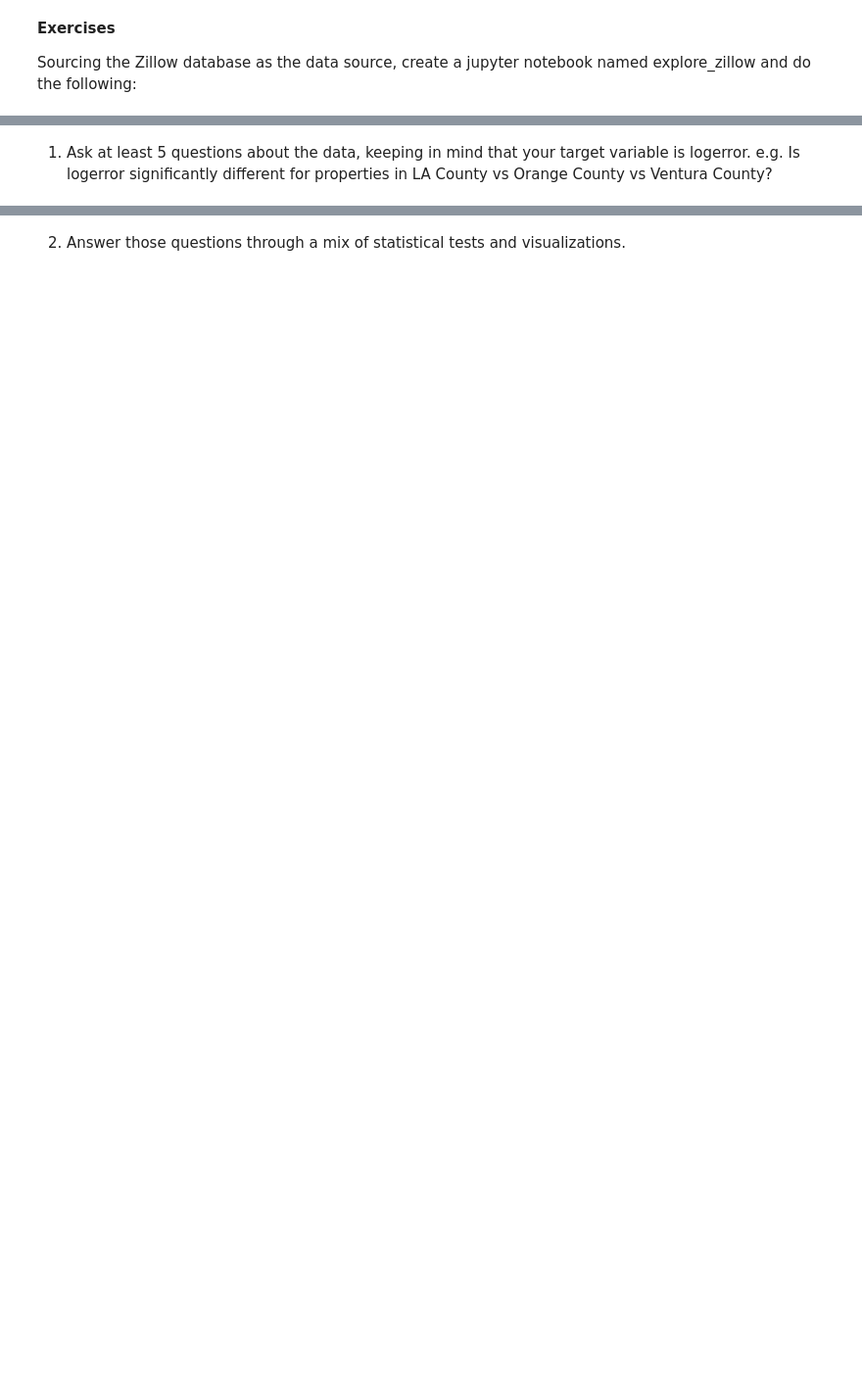
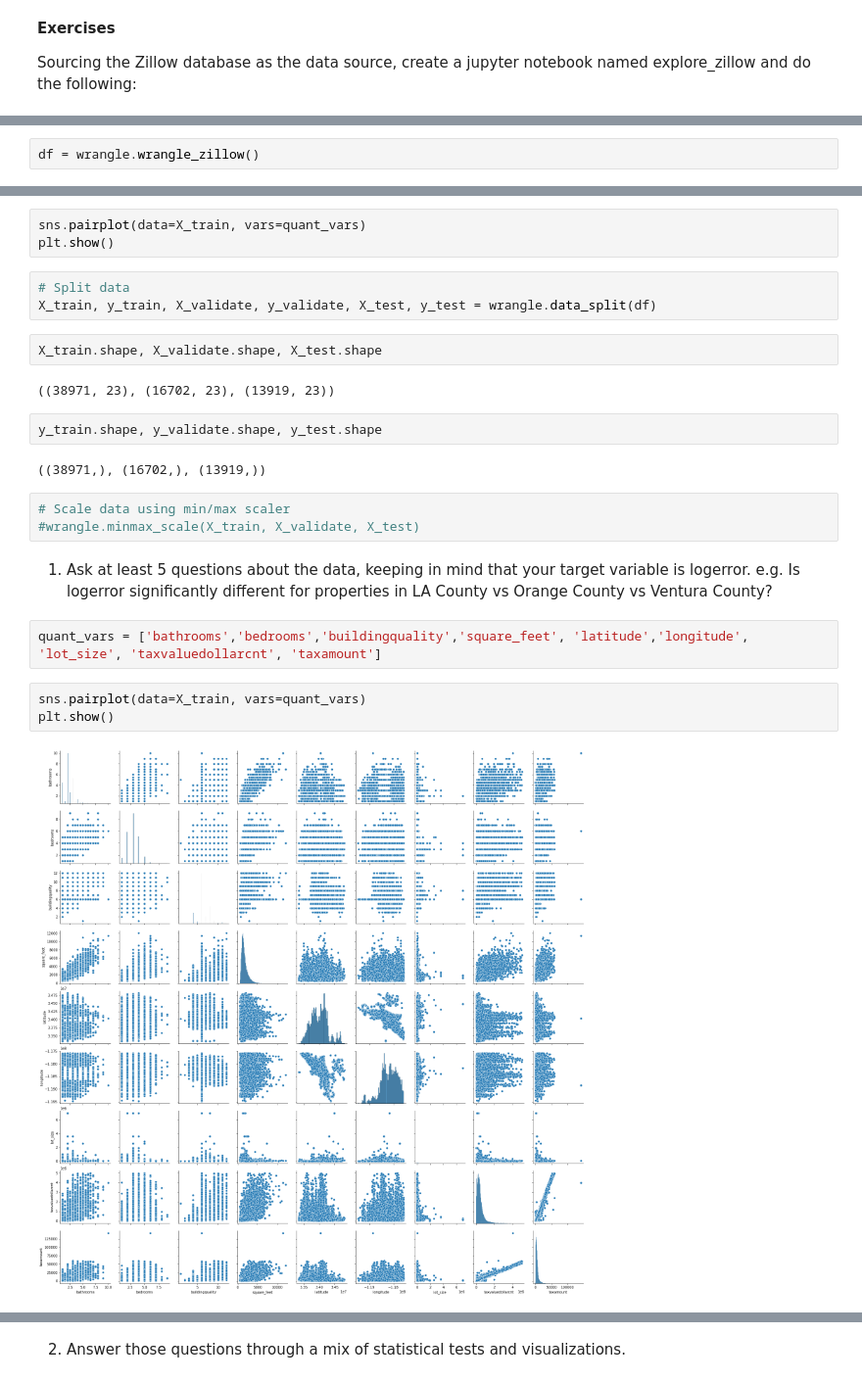
Before and after one commit to barbmarques/clustering-exercises, a Jupyter notebook: explore-zillow.ipynb, the cells around one changed output, grey strips where cells are left out. Shown at 98% size. Cells and saved outputs as stored; diff of their text form; blank space fills up the shorter version.

```diff
--- a/explore-zillow.ipynb
+++ b/explore-zillow.ipynb
@@ -4,0 +28,2 @@ Sourcing the Zillow database as the data source, create a jupyter notebook named
+# %%
+df = wrangle.wrangle_zillow()
@@ -5,2 +47,26 @@ Sourcing the Zillow database as the data source, create a jupyter notebook named
+# %%
+sns.pairplot(data=X_train, vars=quant_vars)
+plt.show()
+# %%
+# Split data
+X_train, y_train, X_validate, y_validate, X_test, y_test = wrangle.data_split(df)
+# %%
+X_train.shape, X_validate.shape, X_test.shape
+# %% [output]
+((38971, 23), (16702, 23), (13919, 23))
+# %%
+y_train.shape, y_validate.shape, y_test.shape
+# %% [output]
+((38971,), (16702,), (13919,))
+# %%
+# Scale data using min/max scaler
+#wrangle.minmax_scale(X_train, X_validate, X_test)
 # %% [markdown]
 1.  Ask at least 5 questions about the data, keeping in mind that your target variable is logerror. e.g. Is logerror significantly different for properties in LA County vs Orange County vs Ventura County?
+# %%
+quant_vars = ['bathrooms','bedrooms','buildingquality','square_feet', 'latitude','longitude', 'lot_size', 'taxvaluedollarcnt', 'taxamount']
+# %%
+sns.pairplot(data=X_train, vars=quant_vars)
+plt.show()
+# %% [output]
+[figure, added]
```
Also changed, not shown: parts of 9 cells of this notebook.
